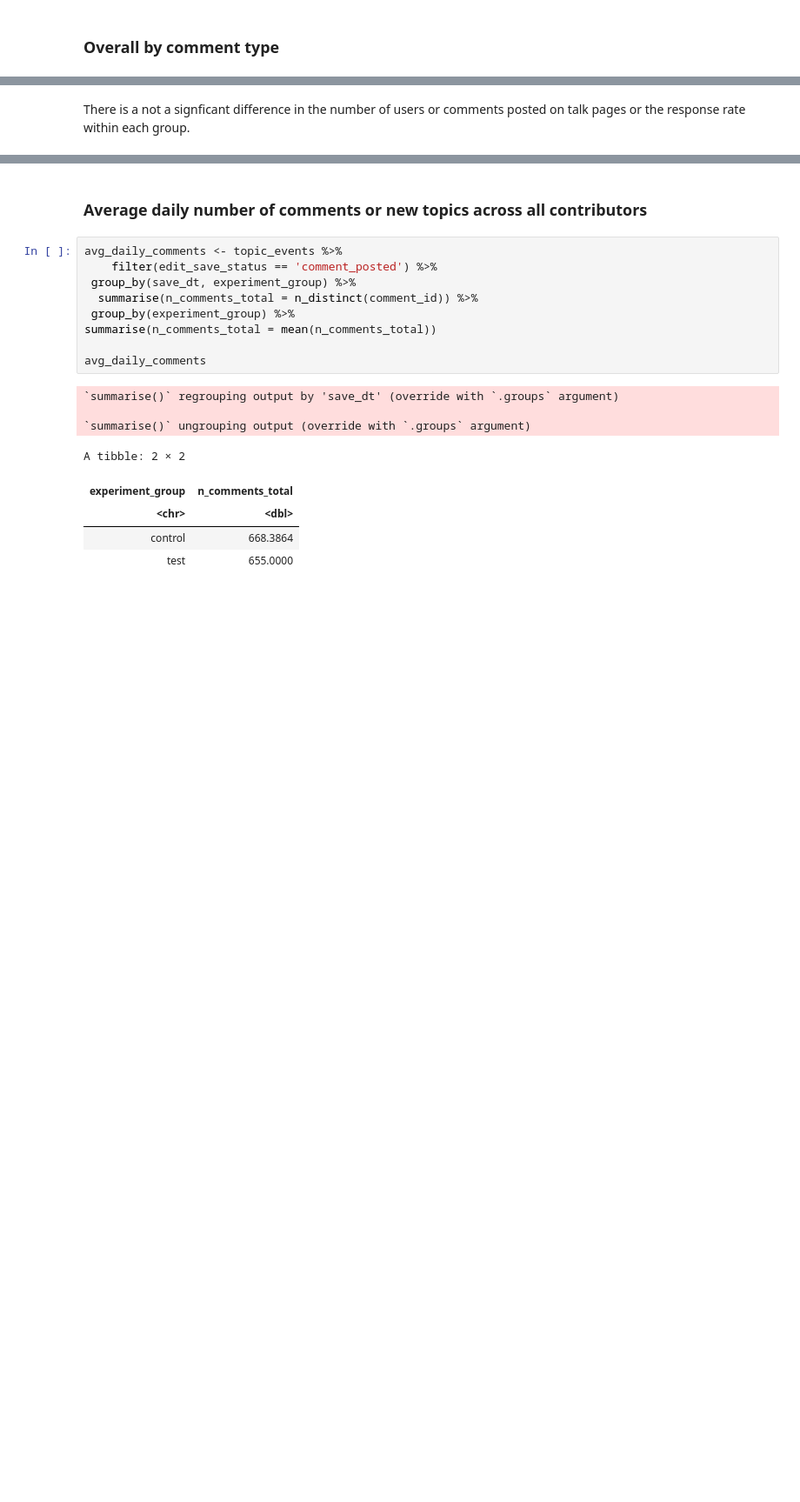
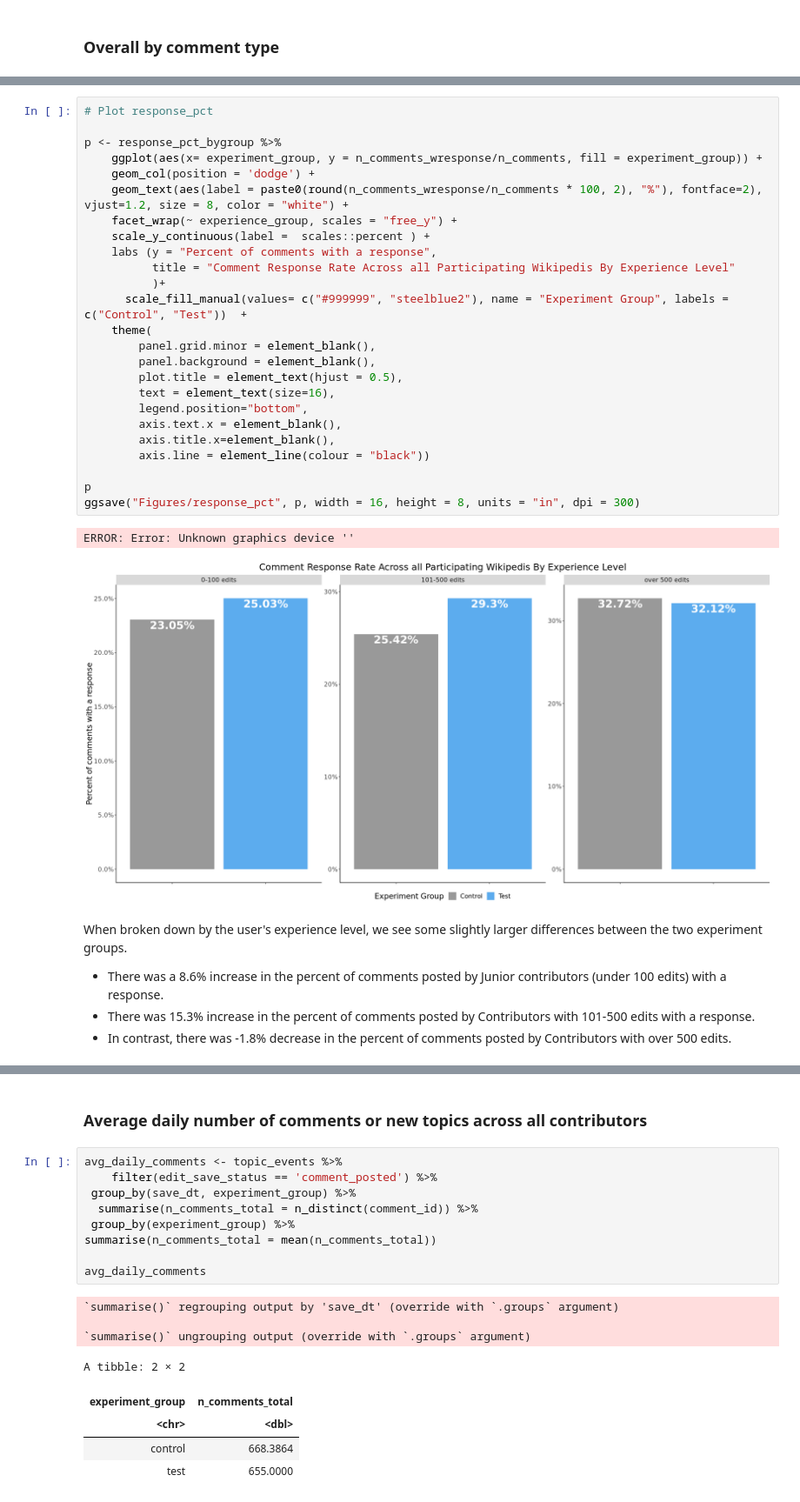
Before and after one commit to wikimedia-research/Topic-notifications-analysis-2022, a Jupyter notebook: topic_notifications_ab_test_report.ipynb, the cells around one changed output, grey strips where cells are left out. Shown at 87% size. Drawn from its saved outputs; the diff is of its cells as text; blank space fills up the shorter version.

```diff
--- a/topic_notifications_ab_test_report.ipynb
+++ b/topic_notifications_ab_test_report.ipynb
@@ -792,2 +866,33 @@ A grouped_df: 2 × 7
+# %%
+# Plot response_pct
+
+p <- response_pct_bygroup %>%
+    ggplot(aes(x= experiment_group, y = n_comments_wresponse/n_comments, fill = experiment_group)) +
+    geom_col(position = 'dodge') +
+    geom_text(aes(label = paste0(round(n_comments_wresponse/n_comments * 100, 2), "%"), fontface=2), vjust=1.2, size = 8, color = "white") +
+    facet_wrap(~ experience_group, scales = "free_y") +
+    scale_y_continuous(label =  scales::percent ) +
+    labs (y = "Percent of comments with a response",
+          title = "Comment Response Rate Across all Participating Wikipedis By Experience Level"
+          )+
+      scale_fill_manual(values= c("#999999", "steelblue2"), name = "Experiment Group", labels = c("Control", "Test"))  +
+    theme(
+        panel.grid.minor = element_blank(),
+        panel.background = element_blank(),
+        plot.title = element_text(hjust = 0.5),
+        text = element_text(size=16),
+        legend.position="bottom",
+        axis.text.x = element_blank(),
+        axis.title.x=element_blank(),
+        axis.line = element_line(colour = "black"))
+
+p
+ggsave("Figures/response_pct", p, width = 16, height = 8, units = "in", dpi = 300)
+# %% [output]
+ERROR: Error: Unknown graphics device ''
+[figure, added]
 # %% [markdown]
-There is a not a signficant difference in the number of users or comments posted on talk pages or the response rate within each group.
+When broken down by the user's experience level, we see some slightly larger differences between the two experiment groups.
+* There was a 8.6% increase in the percent of comments posted by Junior contributors (under 100 edits) with a response.
+* There was 15.3% increase in the percent of comments posted by Contributors with 101-500 edits with a response.
+* In contrast, there was -1.8% decrease in the percent of comments posted by Contributors with over 500 edits.
```
Also changed, not shown: parts of 36 cells of this notebook.
